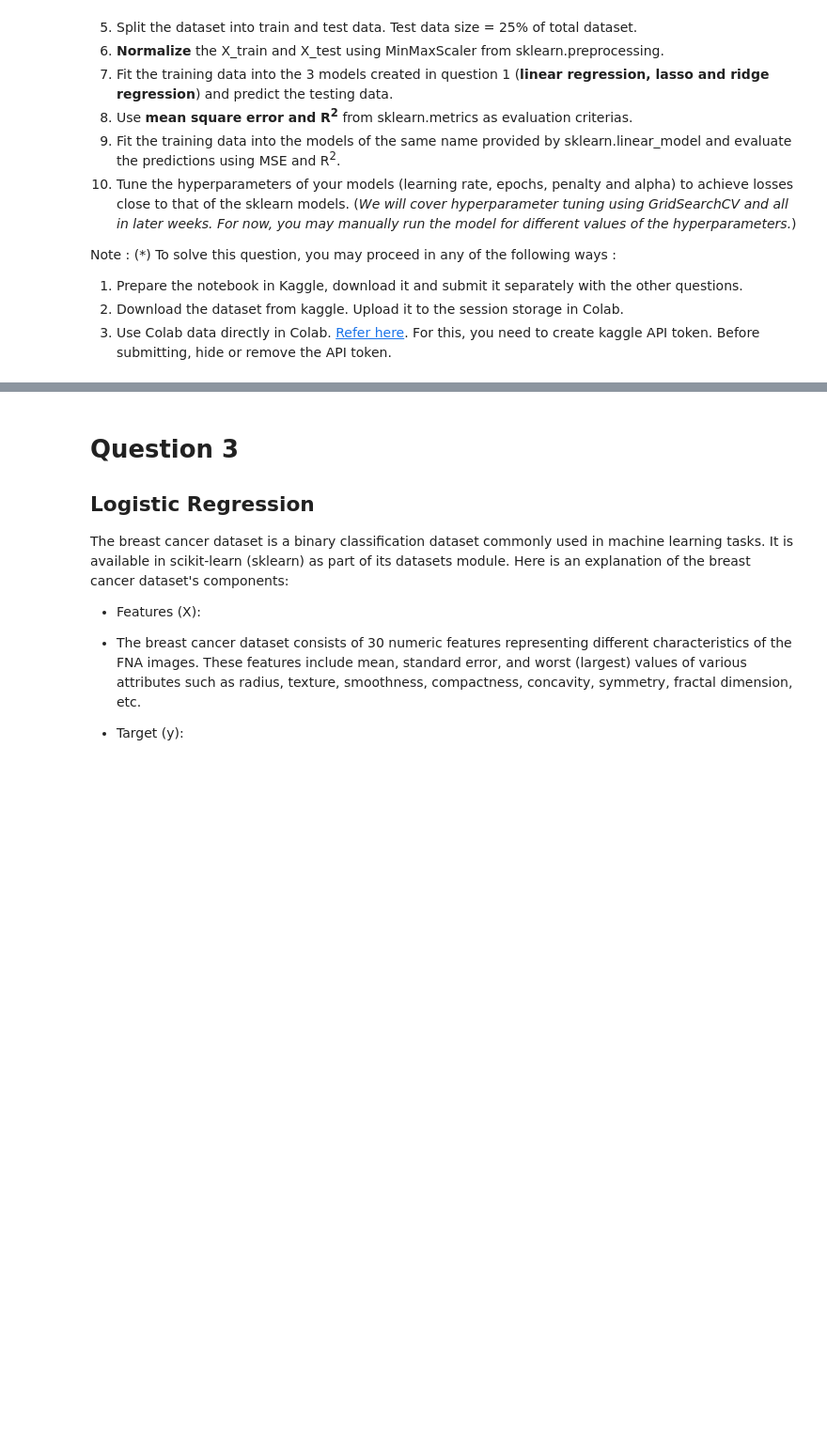
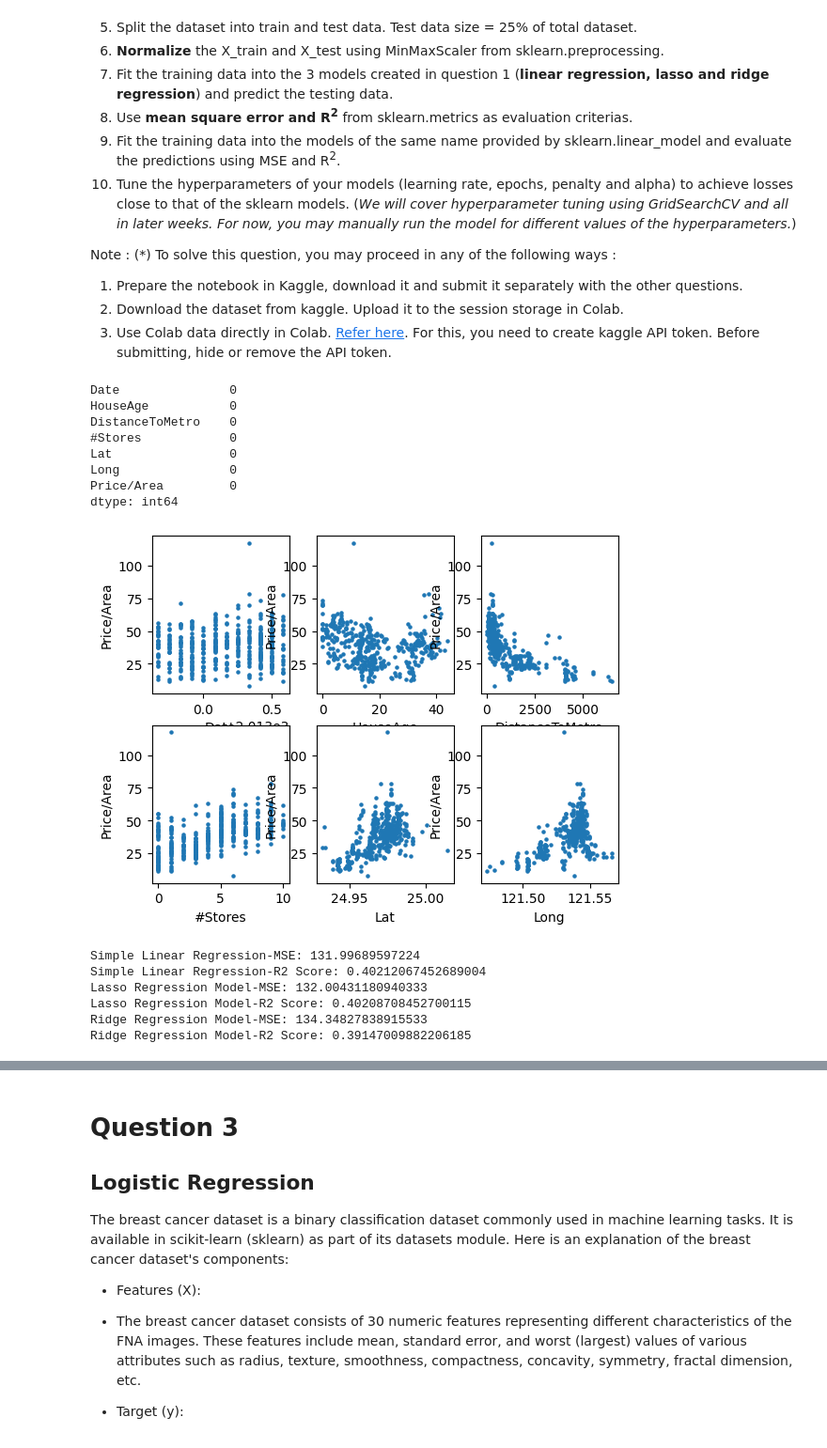
Before and after one commit to Intro-to-ML-and-DL/Intro-to-ML-and-DL, a Jupyter notebook: Week 2/Assignment/Stamatics_Assignment2.ipynb, the cells around one changed output, grey strips where cells are left out. Shown at 94% size. Drawn from its saved outputs; the diff is of its cells as text; code cells hidden in the pictures; blank space fills up the shorter version.

Commit message:
Assignment 2 Submission
Completed the 4 questions on assignment 2 based on regularization in Linear Regression, Logistic Regression, KNN algo and Decision Trees

```diff
--- a/Week 2/Assignment/Stamatics_Assignment2.ipynb
+++ b/Week 2/Assignment/Stamatics_Assignment2.ipynb
@@ -25,3 +70,26 @@ Note : (*) To solve this question, you may proceed in any of the following ways
 1. Prepare the notebook in Kaggle, download it and submit it separately with the other questions.
 2. Download the dataset from kaggle. Upload it to the session storage in Colab.
 3. Use Colab data directly in Colab. [Refer here](https://www.kaggle.com/general/74235). For this, you need to create kaggle API token. Before submitting, hide or remove the API token.
+# %%
+import pandas as pd
+df=pd.read_csv("/content/Real_estate.csv")
+df.columns=['No','Date','HouseAge','DistanceToMetro','#Stores','Lat','Long','Price/Area']
+df.set_index('No',inplace=True)
+print(df.isnull().sum()) #indicates no null values in the dataframe
+X=df.loc[:,'Date':'Long']
+y=df.loc[:,'Price/Area']
+for i in range(6):
+  plt.subplot(231+i)
+  plt.scatter(df[df.columns[i]],df['Price/Area'],s=5)
+  plt.xlabel(df.columns[i])
+  plt.ylabel('Price/Area')
+# %% [output]
+Date               0
+HouseAge           0
+DistanceToMetro    0
+#Stores            0
+Lat                0
+Long               0
+Price/Area         0
+dtype: int64
+[figure, added]
@@ -27,0 +105,34 @@ Note : (*) To solve this question, you may proceed in any of the following ways
+# %%
+model1=MyLinearRegression(learning_rate=0.01,epochs=1000,penalty='NONE',alpha=0)
+model1.fit(X_train,y_train)
+y_pred1=model1.predict(X_test)
+
+mse1=mean_squared_error(y_test, y_pred1)
+r2_1=r2_score(y_test,y_pred1)
+print("Simple Linear Regression-MSE:", mse1)
+print("Simple Linear Regression-R2 Score:", r2_1)
+
+model2=MyLinearRegression(learning_rate=0.01,epochs=1000,penalty='L1',alpha=0.2)
+model2.fit(X_train, y_train)
+y_pred2=model2.predict(X_test)
+
+mse2=mean_squared_error(y_test, y_pred2)
+r2_2=r2_score(y_test,y_pred2)
+print("Lasso Regression Model-MSE:", mse2)
+print("Lasso Regression Model-R2 Score:", r2_2)
+
+model3=MyLinearRegression(learning_rate=0.01,epochs=1000,penalty='L2',alpha=0.01)
+model3.fit(X_train, y_train)
+y_pred3=model3.predict(X_test)
+
+mse3=mean_squared_error(y_test, y_pred3)
+r2_3=r2_score(y_test,y_pred3)
+print("Ridge Regression Model-MSE:", mse3)
+print("Ridge Regression Model-R2 Score:", r2_3)
+# %% [output]
+Simple Linear Regression-MSE: 131.99689597224
+Simple Linear Regression-R2 Score: 0.40212067452689004
+Lasso Regression Model-MSE: 132.00431180940333
+Lasso Regression Model-R2 Score: 0.40208708452700115
+Ridge Regression Model-MSE: 134.34827838915533
+Ridge Regression Model-R2 Score: 0.39147009882206185
```
Also changed, not shown: parts of 16 cells of this notebook, 2 other files.
